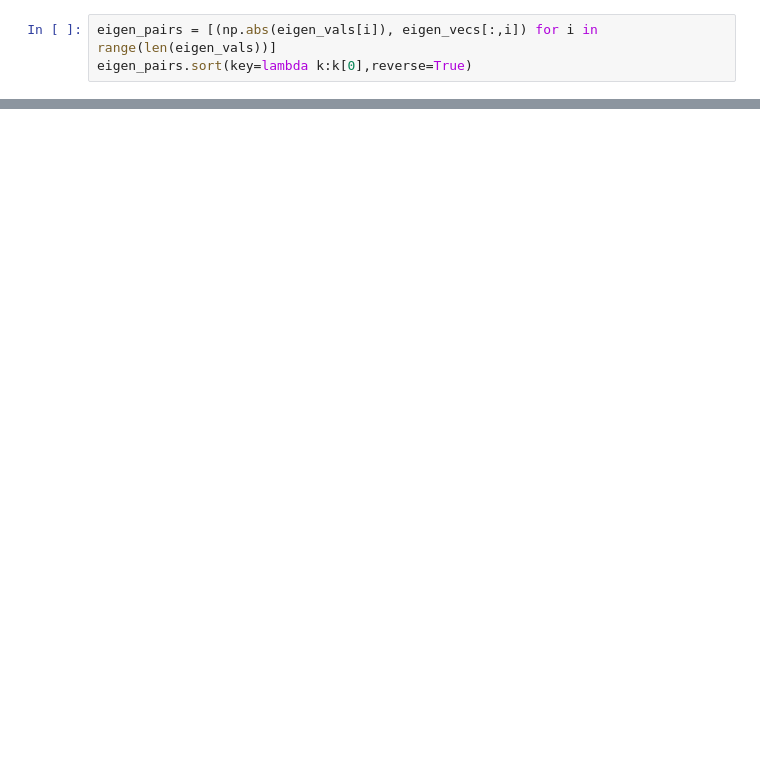
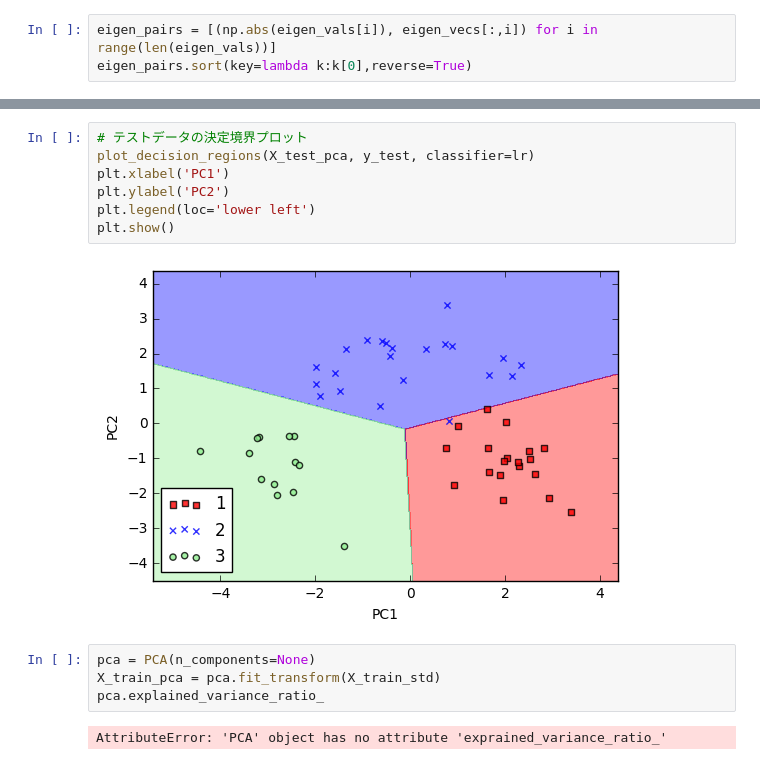
Before and after one commit to ishii0514/python_machine_learning, a Jupyter notebook: chap5/5.1_PCA.ipynb, the cells around one changed output, grey strips where cells are left out. Drawn from its saved outputs; the diff is of its cells as text; blank space fills up the shorter version.

```diff
--- a/chap5/5.1_PCA.ipynb
+++ b/chap5/5.1_PCA.ipynb
@@ -51,0 +134,15 @@ eigen_pairs.sort(key=lambda k:k[0],reverse=True)
+# %%
+# テストデータの決定境界プロット
+plot_decision_regions(X_test_pca, y_test, classifier=lr)
+plt.xlabel('PC1')
+plt.ylabel('PC2')
+plt.legend(loc='lower left')
+plt.show()
+# %% [output]
+[figure, added]
+# %%
+pca = PCA(n_components=None)
+X_train_pca = pca.fit_transform(X_train_std)
+pca.explained_variance_ratio_
+# %% [output]
+AttributeError: 'PCA' object has no attribute 'exprained_variance_ratio_'
```
Also changed, not shown: parts of 6 cells of this notebook.
